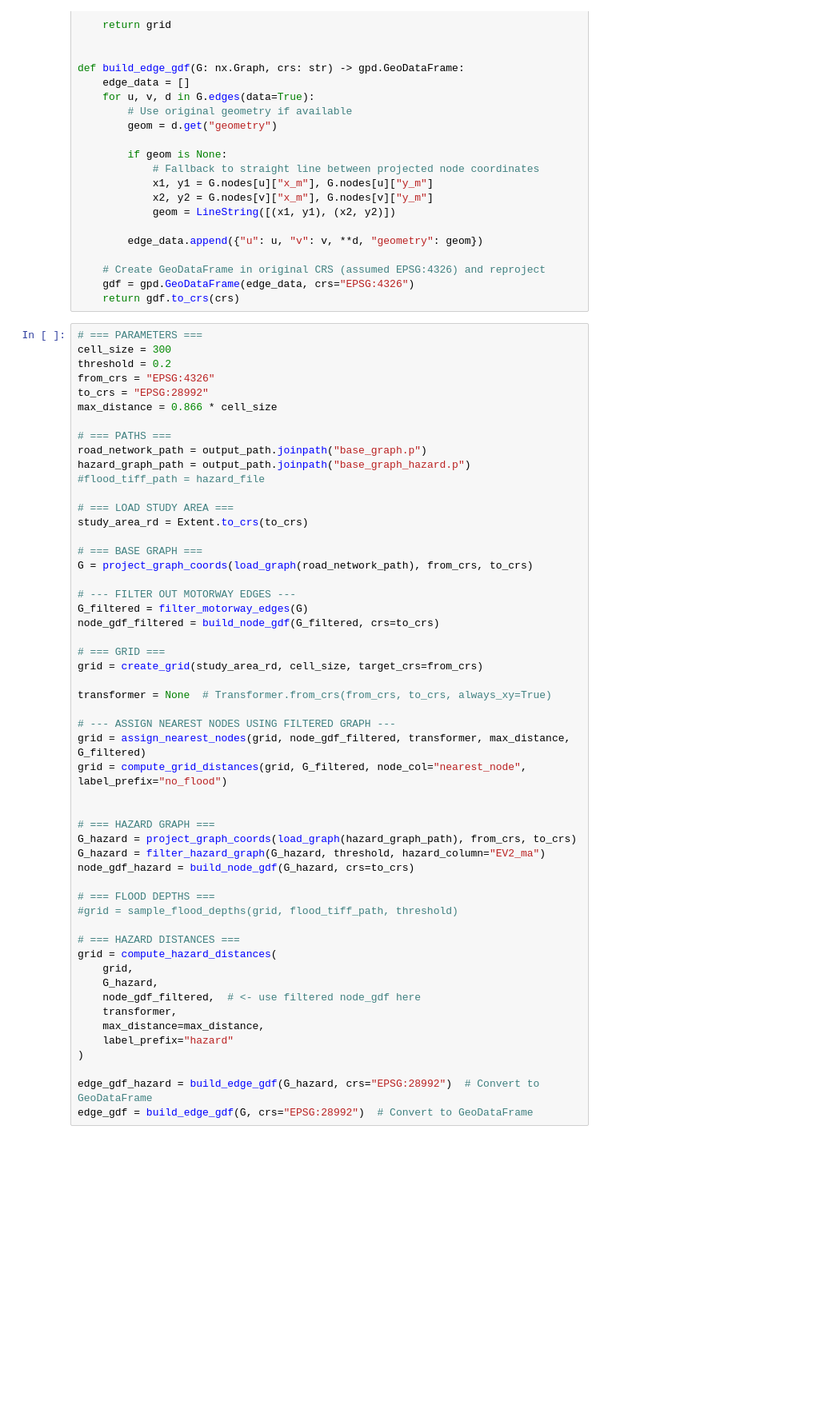
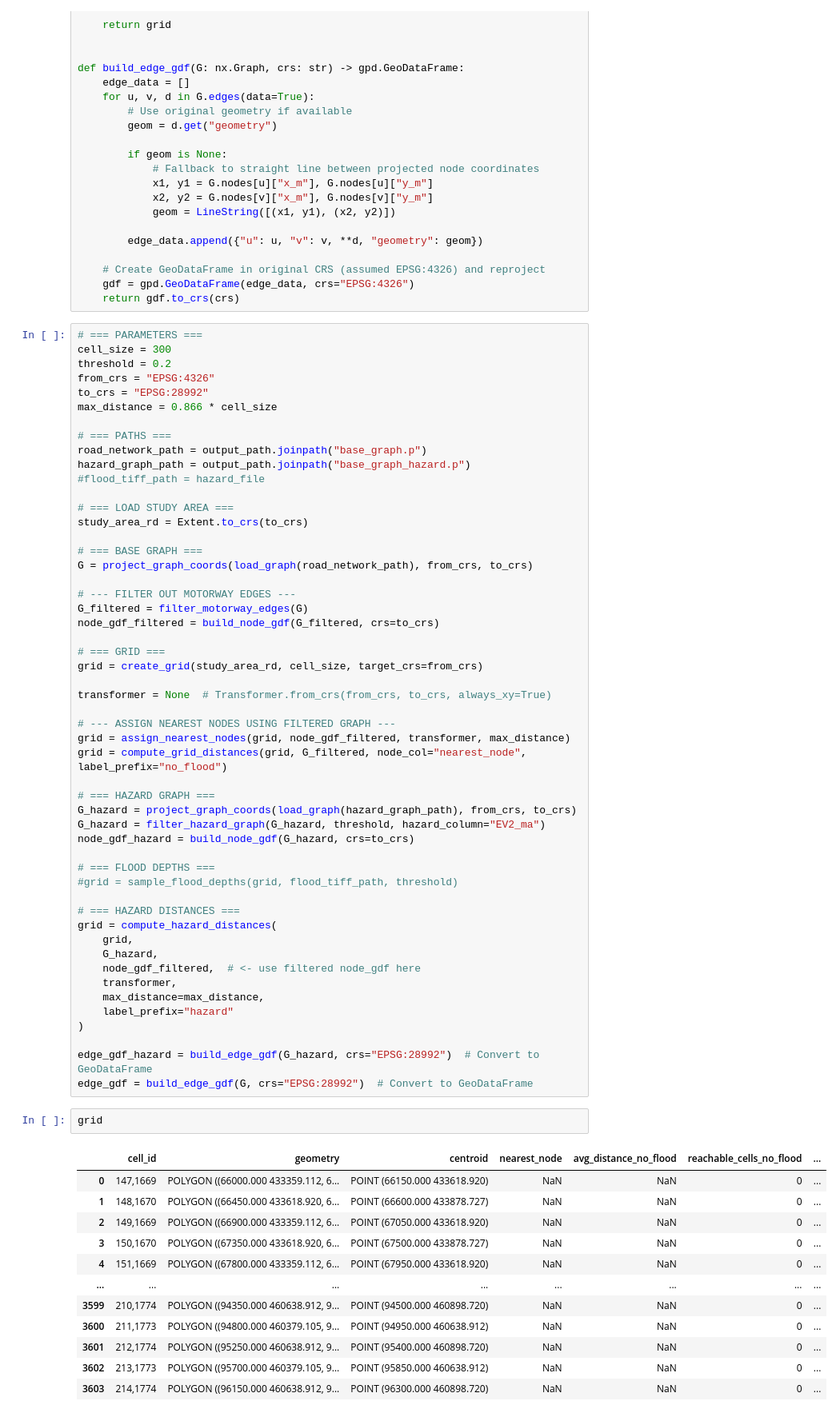
Before and after one commit to edPeregrina/powerpath, a Jupyter notebook: book/v_k_analysis/4. Accessibility.ipynb, the cells around one changed output. Shown: that part at 80% size. Drawn from its saved outputs; the diff is of its cells as text; blank space fills up the shorter version.

```diff
--- a/book/v_k_analysis/4. Accessibility.ipynb
+++ b/book/v_k_analysis/4. Accessibility.ipynb
@@ -286,9 +286,8 @@ grid = create_grid(study_area_rd, cell_size, target_crs=from_crs)
 transformer = None  # Transformer.from_crs(from_crs, to_crs, always_xy=True)
 
 # --- ASSIGN NEAREST NODES USING FILTERED GRAPH ---
-grid = assign_nearest_nodes(grid, node_gdf_filtered, transformer, max_distance, G_filtered)
+grid = assign_nearest_nodes(grid, node_gdf_filtered, transformer, max_distance)
 grid = compute_grid_distances(grid, G_filtered, node_col="nearest_node", label_prefix="no_flood")
-
 
 # === HAZARD GRAPH ===
 G_hazard = project_graph_coords(load_graph(hazard_graph_path), from_crs, to_crs)
@@ -310,3 +309,18 @@ grid = compute_hazard_distances(
 
 edge_gdf_hazard = build_edge_gdf(G_hazard, crs="EPSG:28992")  # Convert to GeoDataFrame
 edge_gdf = build_edge_gdf(G, crs="EPSG:28992")  # Convert to GeoDataFrame
+# %%
+grid
+# %% [output]
+|  | cell_id | geometry | centroid | nearest_node | avg_distance_no_flood | reachable_cells_no_flood | ... |
+| 0 | 147,1669 | POLYGON ((66000.000 433359.112, 6... | POINT (66150.000 433618.920) | NaN | NaN | 0 | ... |
+| 1 | 148,1670 | POLYGON ((66450.000 433618.920, 6... | POINT (66600.000 433878.727) | NaN | NaN | 0 | ... |
+| 2 | 149,1669 | POLYGON ((66900.000 433359.112, 6... | POINT (67050.000 433618.920) | NaN | NaN | 0 | ... |
+| 3 | 150,1670 | POLYGON ((67350.000 433618.920, 6... | POINT (67500.000 433878.727) | NaN | NaN | 0 | ... |
+| 4 | 151,1669 | POLYGON ((67800.000 433359.112, 6... | POINT (67950.000 433618.920) | NaN | NaN | 0 | ... |
+| ... | ... | ... | ... | ... | ... | ... | ... |
+| 3599 | 210,1774 | POLYGON ((94350.000 460638.912, 9... | POINT (94500.000 460898.720) | NaN | NaN | 0 | ... |
+| 3600 | 211,1773 | POLYGON ((94800.000 460379.105, 9... | POINT (94950.000 460638.912) | NaN | NaN | 0 | ... |
+| 3601 | 212,1774 | POLYGON ((95250.000 460638.912, 9... | POINT (95400.000 460898.720) | NaN | NaN | 0 | ... |
+| 3602 | 213,1773 | POLYGON ((95700.000 460379.105, 9... | POINT (95850.000 460638.912) | NaN | NaN | 0 | ... |
+| 3603 | 214,1774 | POLYGON ((96150.000 460638.912, 9... | POINT (96300.000 460898.720) | NaN | NaN | 0 | ... |
```
Also changed, not shown: parts of 2 cells of this notebook, 2 other files.
